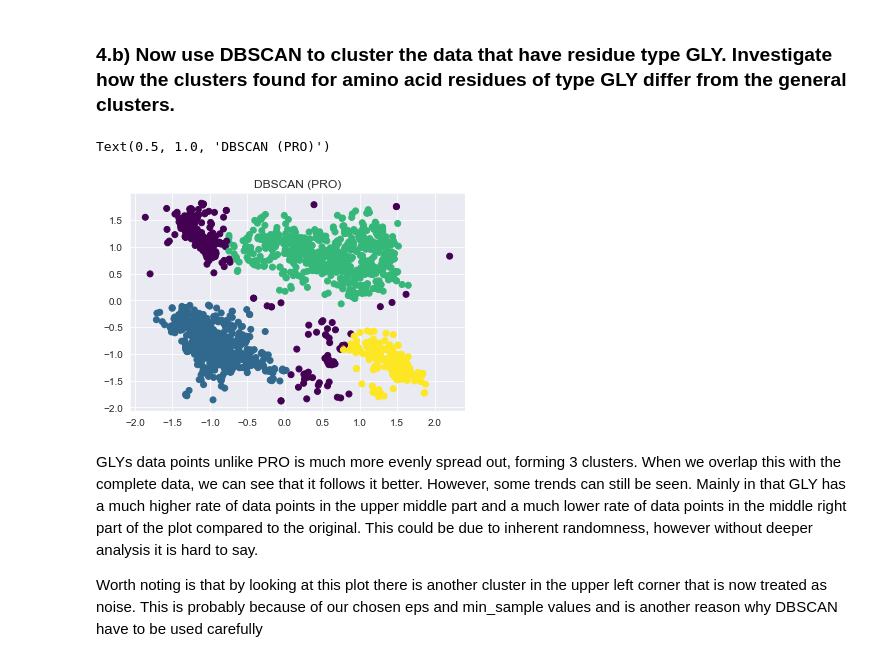
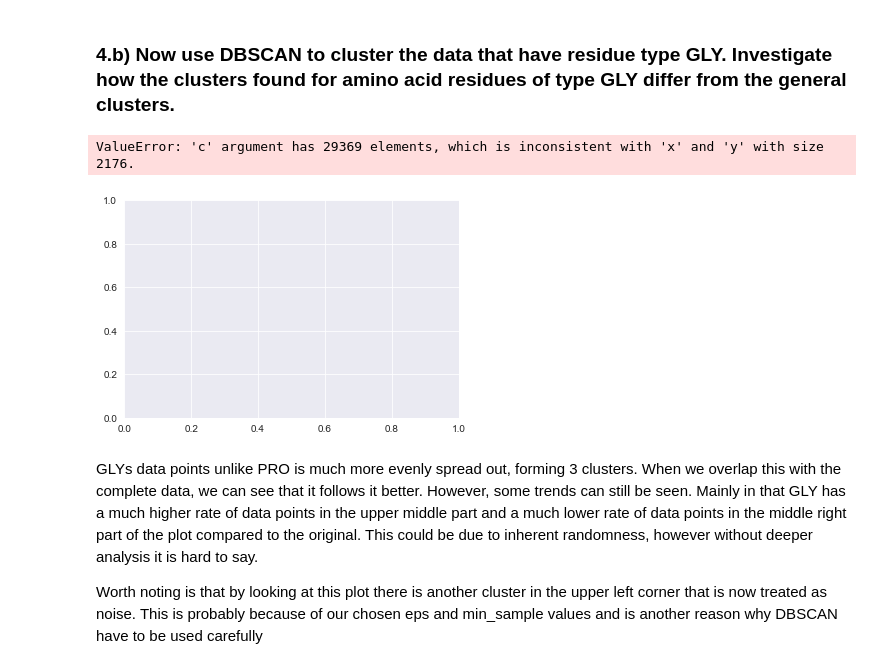
Before and after one commit to lukasmartinsson/dat405, a Jupyter notebook: assignment_3/assignment_3.ipynb, the cells around one changed output. Saved outputs shown, nothing was run; the diff lists cells and outputs as text; code cells hidden in the pictures.

```diff
--- a/assignment_3/assignment_3.ipynb
+++ b/assignment_3/assignment_3.ipynb
@@ -370,20 +384,21 @@ By looking at the plot we can see that PRO data points tend to cluster together
 # %%
 # generate DBSAN clustering
 model_dbscan = DBSCAN(eps=0.5, min_samples=200).fit(X)
 labels = model_dbscan.labels_
 number_of_outliers = list(labels).count(-1) # outliers are given the label -1.
 y_pred = model_dbscan.fit_predict(X)
 
 df_GLY = df[(df['residue name'] == 'GLY')]
 X = df_GLY[['phi shifted 360°', 'psi shifted 100°']]
 X = StandardScaler().fit_transform(X)
 
 # create
 plt.scatter(X[:,0], X[:,1],c=y_pred, cmap=CMAP)
-plt.title("DBSCAN (PRO)")
+plt.title("DBSCAN (GLY)")
+plt.show()
 # %% [output]
-Text(0.5, 1.0, 'DBSCAN (PRO)')
+ValueError: 'c' argument has 29369 elements, which is inconsistent with 'x' and 'y' with size 2176.
-[figure, old version]
+[figure, new version]
 # %% [markdown]
 GLYs data points unlike PRO is much more evenly spread out, forming 3 clusters. When we overlap this with the complete data, we can see that it follows it better. However, some trends can still be seen. Mainly in that GLY has a much higher rate of data points in the upper middle part and a much lower rate of data points in the middle right part of the plot compared to the original. This could be due to inherent randomness, however without deeper analysis it is hard to say.
 
```
Also changed, not shown: parts of 9 cells of this notebook.
